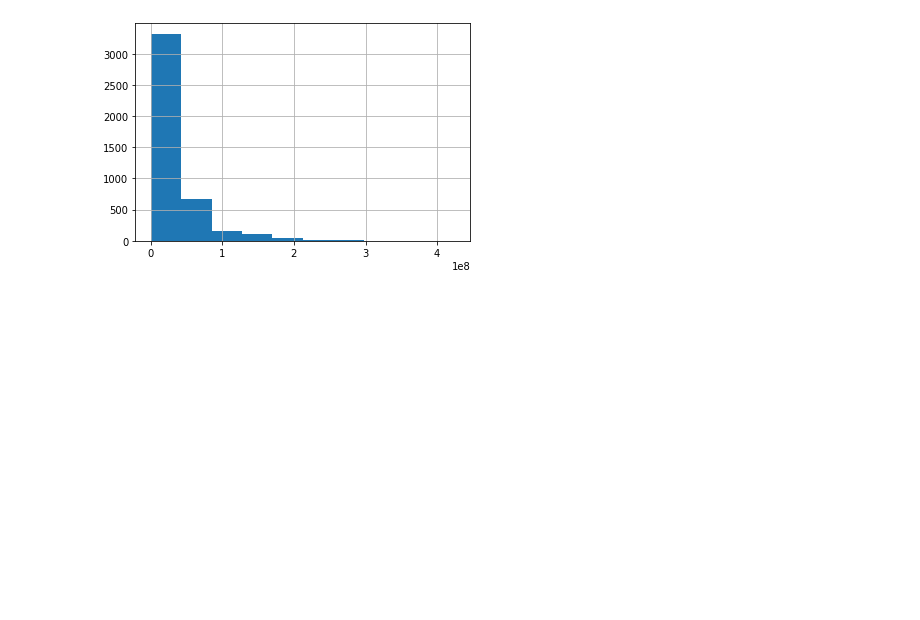
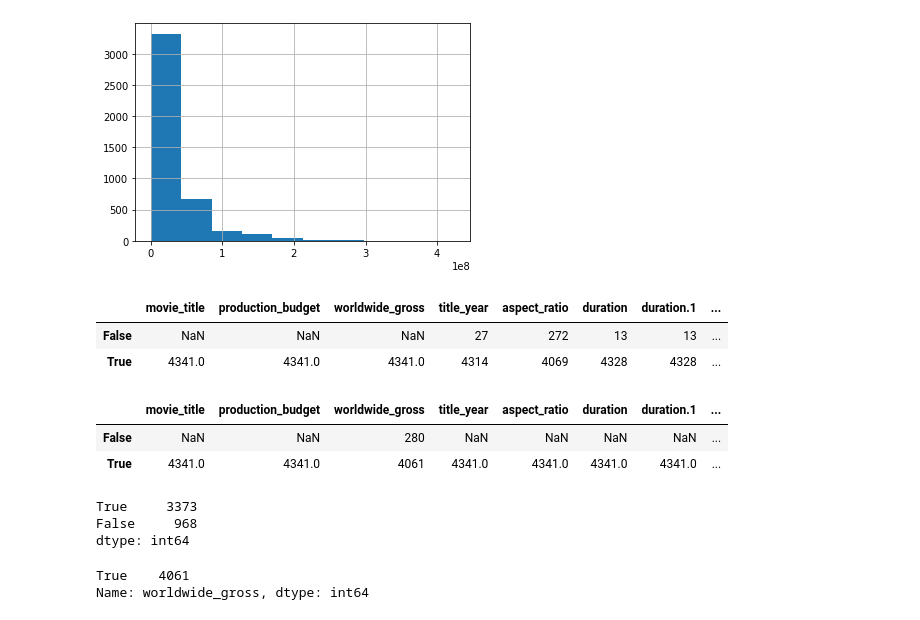
Before and after one commit to Minombreesana/IMDB-project, a Jupyter notebook: IMDB_project/IMDB_project.ipynb, the cells around one changed output. Cells and saved outputs as stored; diff of their text form; code cells hidden in the pictures; blank space fills up the shorter version.

```diff
--- a/IMDB_project/IMDB_project.ipynb
+++ b/IMDB_project/IMDB_project.ipynb
@@ -199,3 +199,23 @@ movies_v3['production_budget'].hist()
 # %% [output]
 <AxesSubplot:>
 [figure]
+# %%
+movies_v3.notnull().apply(pd.Series.value_counts)
+# %% [output]
+|  | movie_title | production_budget | worldwide_gross | title_year | aspect_ratio | duration | duration.1 | ... |
+| False | NaN | NaN | NaN | 27 | 272 | 13 | 13 | ... |
+| True | 4341.0 | 4341.0 | 4341.0 | 4314 | 4069 | 4328 | 4328 | ... |
+# %%
+(movies_v3 != 0).apply(pd.Series.value_counts)
+# %% [output]
+|  | movie_title | production_budget | worldwide_gross | title_year | aspect_ratio | duration | duration.1 | ... |
+| False | NaN | NaN | 280 | NaN | NaN | NaN | NaN | ... |
+| True | 4341.0 | 4341.0 | 4061 | 4341.0 | 4341.0 | 4341.0 | 4341.0 | ... |
+# %%
+#we may lost a lot of data
+available = ((movies_v3 != 0) & (movies_v3.notnull()))
+available.all(axis = 1).value_counts()
+# %% [output]
+True     3373
+False     968
+dtype: int64
@@ -201,0 +226,5 @@ movies_v3['production_budget'].hist()
+# %%
+((movies_v3 != 0) & (movies_v3.notnull())).worldwide_gross.value_counts()
+# %% [output]
+True    4061
+Name: worldwide_gross, dtype: int64
```
Also changed, not shown: parts of 1 cell of this notebook.
